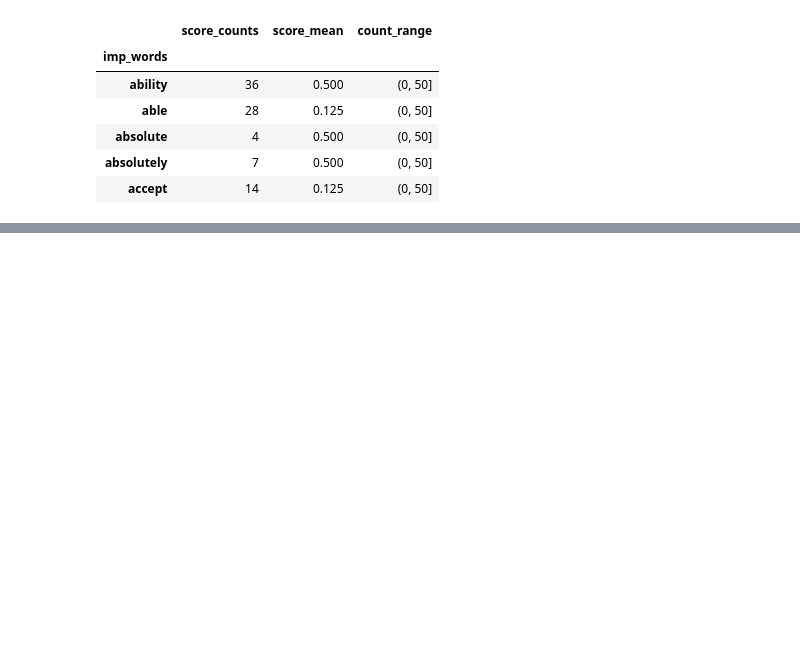
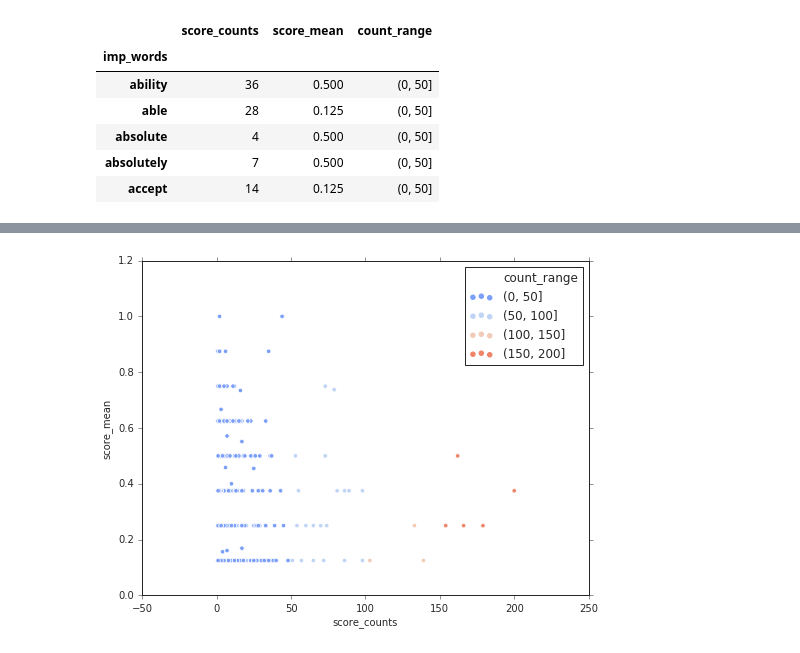
Before and after one commit to Gabya06/mueller, a Jupyter notebook: MuellerReportAnalysis.ipynb, the cells around one changed output, grey strips where cells are left out. Cells and saved outputs as stored; diff of their text form; code cells hidden in the pictures; blank space fills up the shorter version.

```diff
--- a/MuellerReportAnalysis.ipynb
+++ b/MuellerReportAnalysis.ipynb
@@ -449,0 +451,8 @@ See the caveats in the documentation: http://pandas.pydata.org/pandas-docs/stabl
+# %%
+fig, ax = plt.subplots(figsize = (8,6))
+sns.scatterplot(data = temp, x = "score_counts", y = "score_mean",
+                ax = ax, palette="coolwarm", hue = "count_range")
+ax.legend(loc = 'upper right')
+plt.show(fig)
+# %% [output]
+[figure, added]
```
Also changed, not shown: parts of 6 cells of this notebook.
